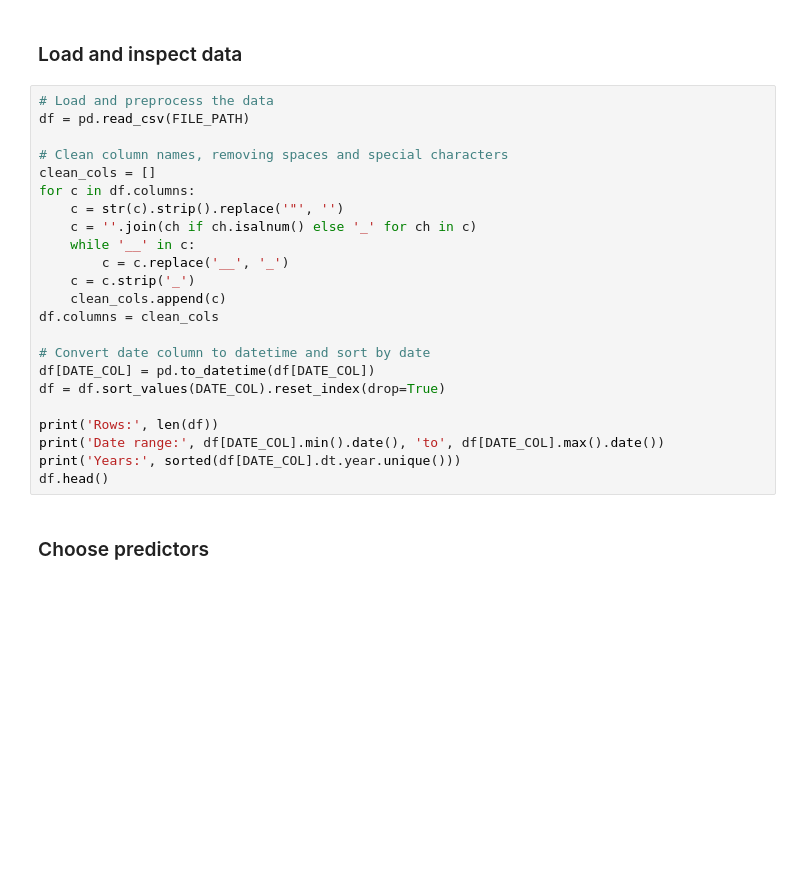
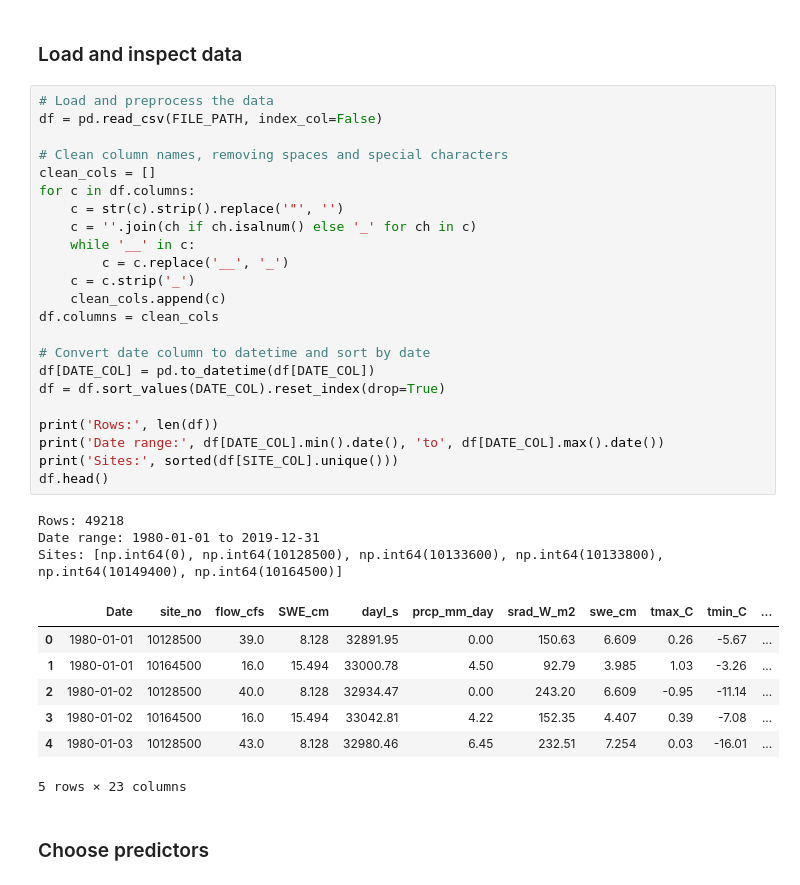
Before and after one commit to adernbach/hydroinformaticshomework3, a Jupyter notebook: LSTM.ipynb, the cells around one changed output. Drawn from its saved outputs; the diff is of its cells as text; blank space fills up the shorter version.

```diff
--- a/LSTM.ipynb
+++ b/LSTM.ipynb
@@ -75,27 +60,38 @@ TEST_SITE = 10133980
 ### Load and inspect data
 # %%
 # Load and preprocess the data
-df = pd.read_csv(FILE_PATH)
+df = pd.read_csv(FILE_PATH, index_col=False)
 
 # Clean column names, removing spaces and special characters
 clean_cols = []
 for c in df.columns:
     c = str(c).strip().replace('"', '')
     c = ''.join(ch if ch.isalnum() else '_' for ch in c)
     while '__' in c:
         c = c.replace('__', '_')
     c = c.strip('_')
     clean_cols.append(c)
 df.columns = clean_cols
 
 # Convert date column to datetime and sort by date
 df[DATE_COL] = pd.to_datetime(df[DATE_COL])
 df = df.sort_values(DATE_COL).reset_index(drop=True)
 
 print('Rows:', len(df))
 print('Date range:', df[DATE_COL].min().date(), 'to', df[DATE_COL].max().date())
-print('Years:', sorted(df[DATE_COL].dt.year.unique()))
+print('Sites:', sorted(df[SITE_COL].unique()))
 df.head()
+# %% [output]
+Rows: 49218
+Date range: 1980-01-01 to 2019-12-31
+Sites: [np.int64(0), np.int64(10128500), np.int64(10133600), np.int64(10133800), np.int64(10149400), np.int64(10164500)]
+|  | Date | site_no | flow_cfs | SWE_cm | dayl_s | prcp_mm_day | srad_W_m2 | swe_cm | tmax_C | tmin_C | ... |
+| 0 | 1980-01-01 | 10128500 | 39.0 | 8.128 | 32891.95 | 0.00 | 150.63 | 6.609 | 0.26 | -5.67 | ... |
+| 1 | 1980-01-01 | 10164500 | 16.0 | 15.494 | 33000.78 | 4.50 | 92.79 | 3.985 | 1.03 | -3.26 | ... |
+| 2 | 1980-01-02 | 10128500 | 40.0 | 8.128 | 32934.47 | 0.00 | 243.20 | 6.609 | -0.95 | -11.14 | ... |
+| 3 | 1980-01-02 | 10164500 | 16.0 | 15.494 | 33042.81 | 4.22 | 152.35 | 4.407 | 0.39 | -7.08 | ... |
+| 4 | 1980-01-03 | 10128500 | 43.0 | 8.128 | 32980.46 | 6.45 | 232.51 | 7.254 | 0.03 | -16.01 | ... |
+5 rows × 23 columns
 # %% [markdown]
 ### Choose predictors
 # %%
```
Also changed, not shown: parts of 21 cells of this notebook, 26 other files.
